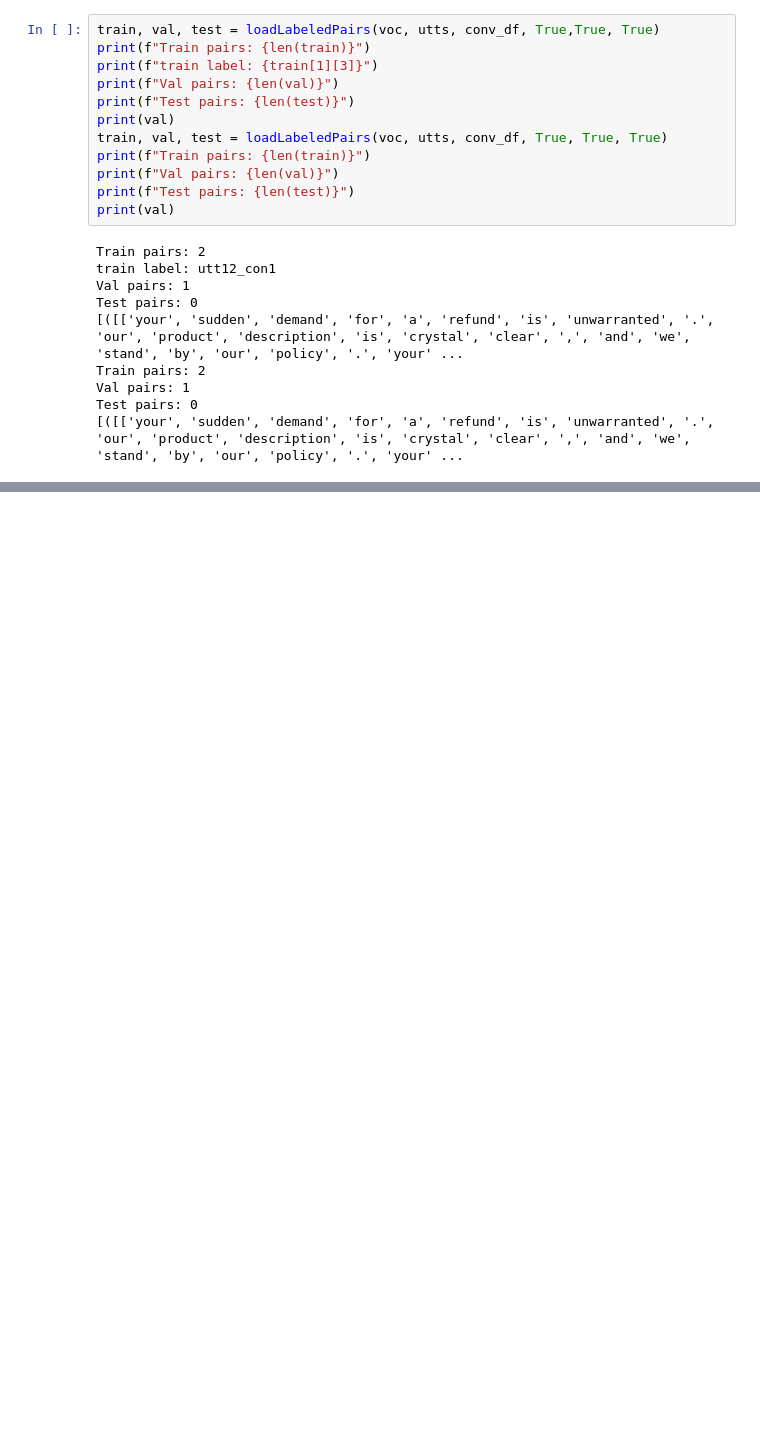
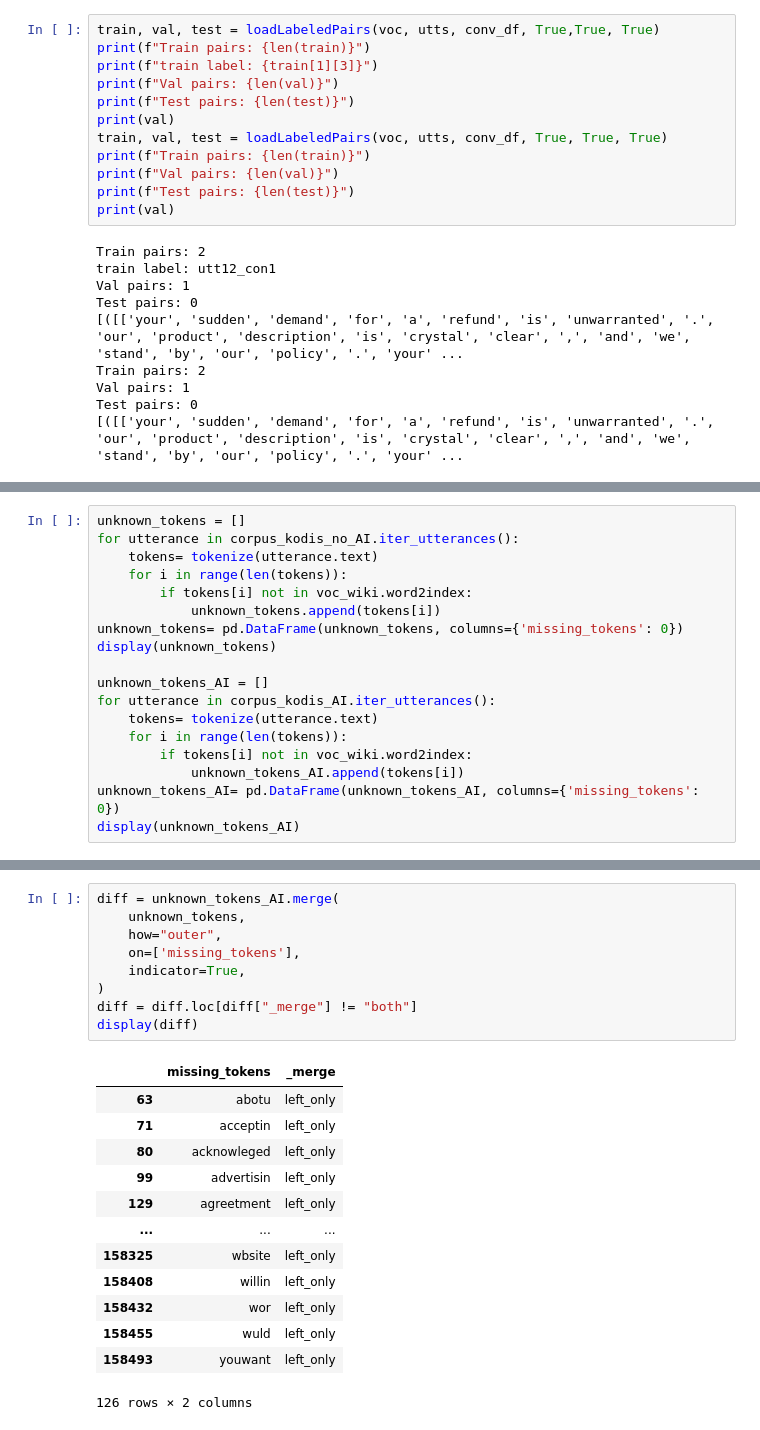
Before and after one commit to mishkin101/CRAFT_Disputes, a Jupyter notebook: src/notebooks/fine-tuning_testing.ipynb, the cells around one changed output, grey strips where cells are left out. Saved outputs shown, nothing was run; the diff lists cells and outputs as text; blank space fills up the shorter version.

```diff
--- a/src/notebooks/fine-tuning_testing.ipynb
+++ b/src/notebooks/fine-tuning_testing.ipynb
@@ -258,0 +431,18 @@ Test pairs: 0
+# %%
+unknown_tokens = []
+for utterance in corpus_kodis_no_AI.iter_utterances():
+    tokens= tokenize(utterance.text)
+    for i in range(len(tokens)):
+        if tokens[i] not in voc_wiki.word2index:
+            unknown_tokens.append(tokens[i])
+unknown_tokens= pd.DataFrame(unknown_tokens, columns={'missing_tokens': 0})
+display(unknown_tokens)
+
+unknown_tokens_AI = []
+for utterance in corpus_kodis_AI.iter_utterances():
+    tokens= tokenize(utterance.text)
+    for i in range(len(tokens)):
+        if tokens[i] not in voc_wiki.word2index:
+            unknown_tokens_AI.append(tokens[i])
+unknown_tokens_AI= pd.DataFrame(unknown_tokens_AI, columns={'missing_tokens': 0})
+display(unknown_tokens_AI)
@@ -258,0 +476,23 @@ Test pairs: 0
+# %%
+diff = unknown_tokens_AI.merge(
+    unknown_tokens,
+    how="outer",
+    on=['missing_tokens'],
+    indicator=True,
+)
+diff = diff.loc[diff["_merge"] != "both"]
+display(diff)
+# %% [output]
+|  | missing_tokens | _merge |
+| 63 | abotu | left_only |
+| 71 | acceptin | left_only |
+| 80 | acknowleged | left_only |
+| 99 | advertisin | left_only |
+| 129 | agreetment | left_only |
+| ... | ... | ... |
+| 158325 | wbsite | left_only |
+| 158408 | willin | left_only |
+| 158432 | wor | left_only |
+| 158455 | wuld | left_only |
+| 158493 | youwant | left_only |
+126 rows × 2 columns
```
Also changed, not shown: parts of 9 cells of this notebook, 12 other files.
